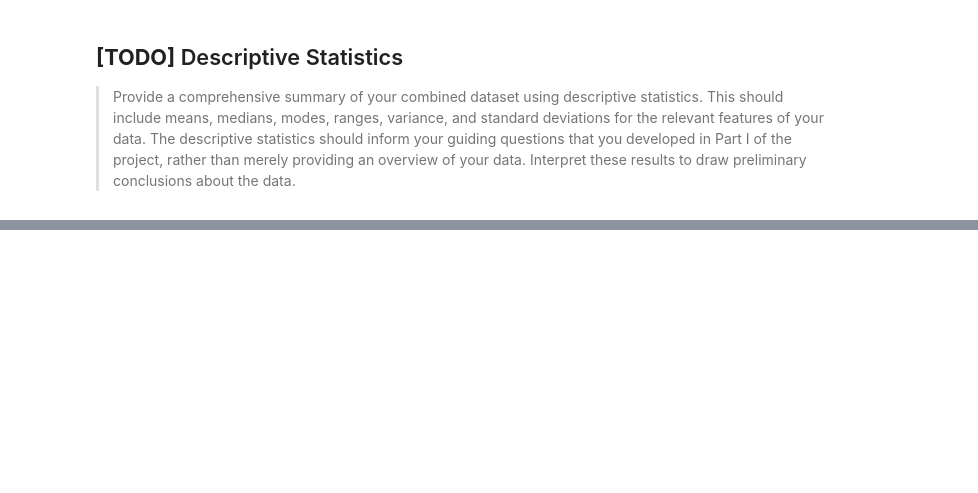
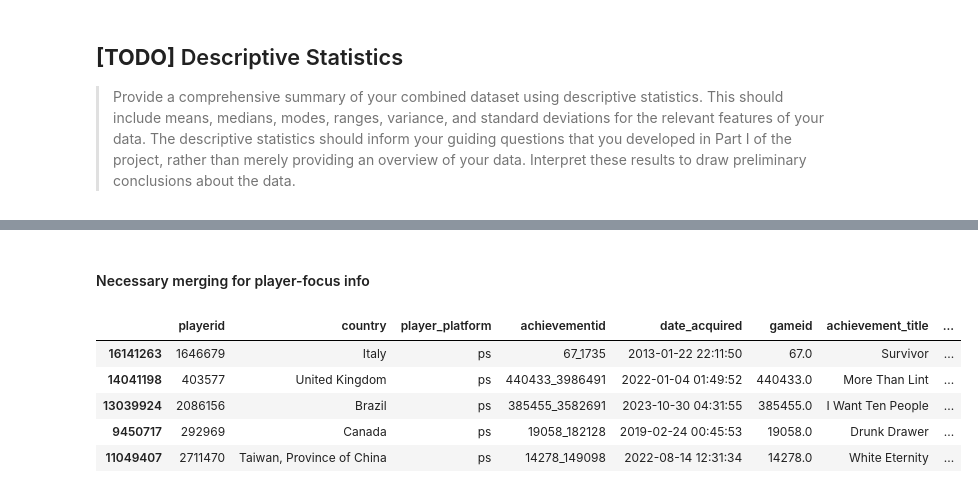
Before and after one commit to yfsongum/video_games_analysis_2025, a Jupyter notebook: SI_618_Project.ipynb, the cells around one changed output, grey strips where cells are left out. Saved outputs shown, nothing was run; the diff lists cells and outputs as text; code cells hidden in the pictures; blank space fills up the shorter version.

```diff
--- a/SI_618_Project.ipynb
+++ b/SI_618_Project.ipynb
@@ -1000,0 +1253,16 @@ Puzzle      4.182173   0.000000  3.135834
+# %% [markdown]
+#### Necessary merging for player-focus info
+# %%
+# standardizing data
+ps_player_info["player_platform"] = "ps"
+ps_player_info.rename(columns={"title": "achievement_title"}, inplace=True)
+ps_player_info.drop(columns=["rarity", "nickname", "library"], inplace=True)
+# %%
+ps_player_info.sample(5)
+# %% [output]
+|  | playerid | country | player_platform | achievementid | date_acquired | gameid | achievement_title | ... |
+| 16141263 | 1646679 | Italy | ps | 67_1735 | 2013-01-22 22:11:50 | 67.0 | Survivor | ... |
+| 14041198 | 403577 | United Kingdom | ps | 440433_3986491 | 2022-01-04 01:49:52 | 440433.0 | More Than Lint | ... |
+| 13039924 | 2086156 | Brazil | ps | 385455_3582691 | 2023-10-30 04:31:55 | 385455.0 | I Want Ten People | ... |
+| 9450717 | 292969 | Canada | ps | 19058_182128 | 2019-02-24 00:45:53 | 19058.0 | Drunk Drawer | ... |
+| 11049407 | 2711470 | Taiwan, Province of China | ps | 14278_149098 | 2022-08-14 12:31:34 | 14278.0 | White Eternity | ... |
```
Also changed, not shown: parts of 70 cells of this notebook, 2 other files.
